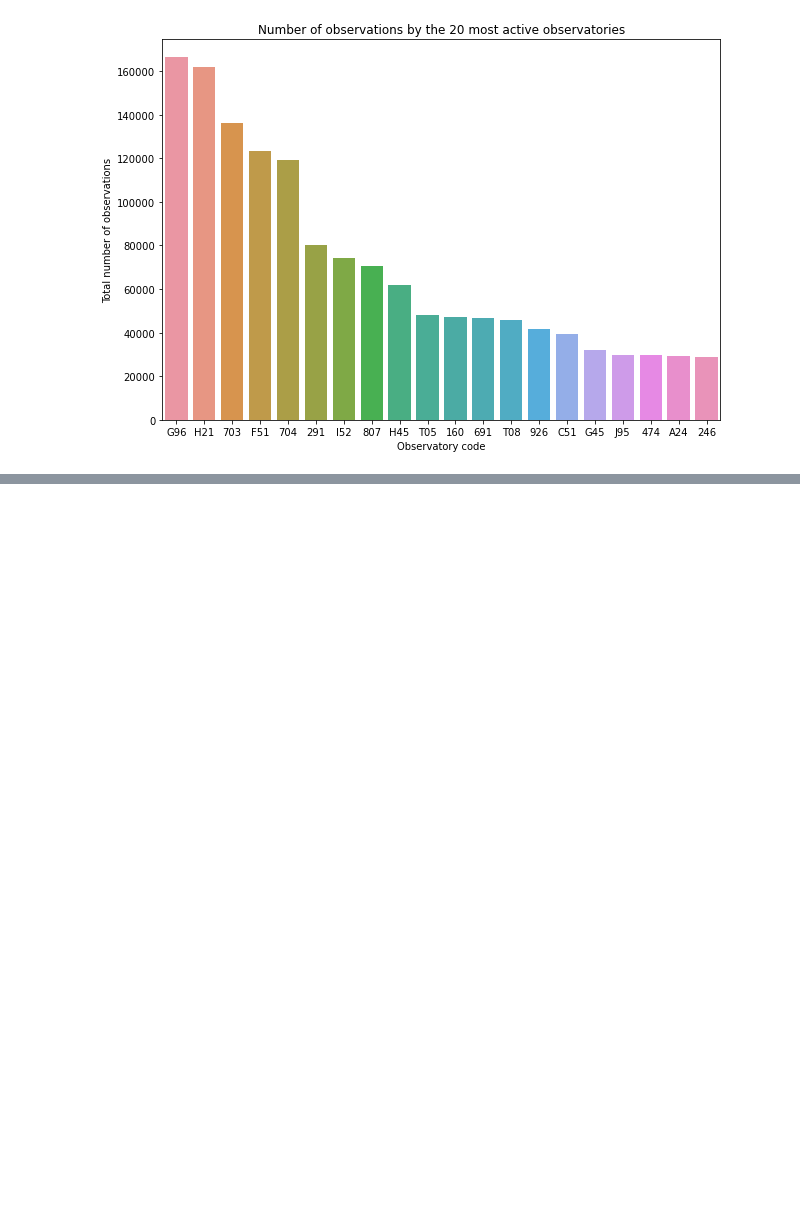
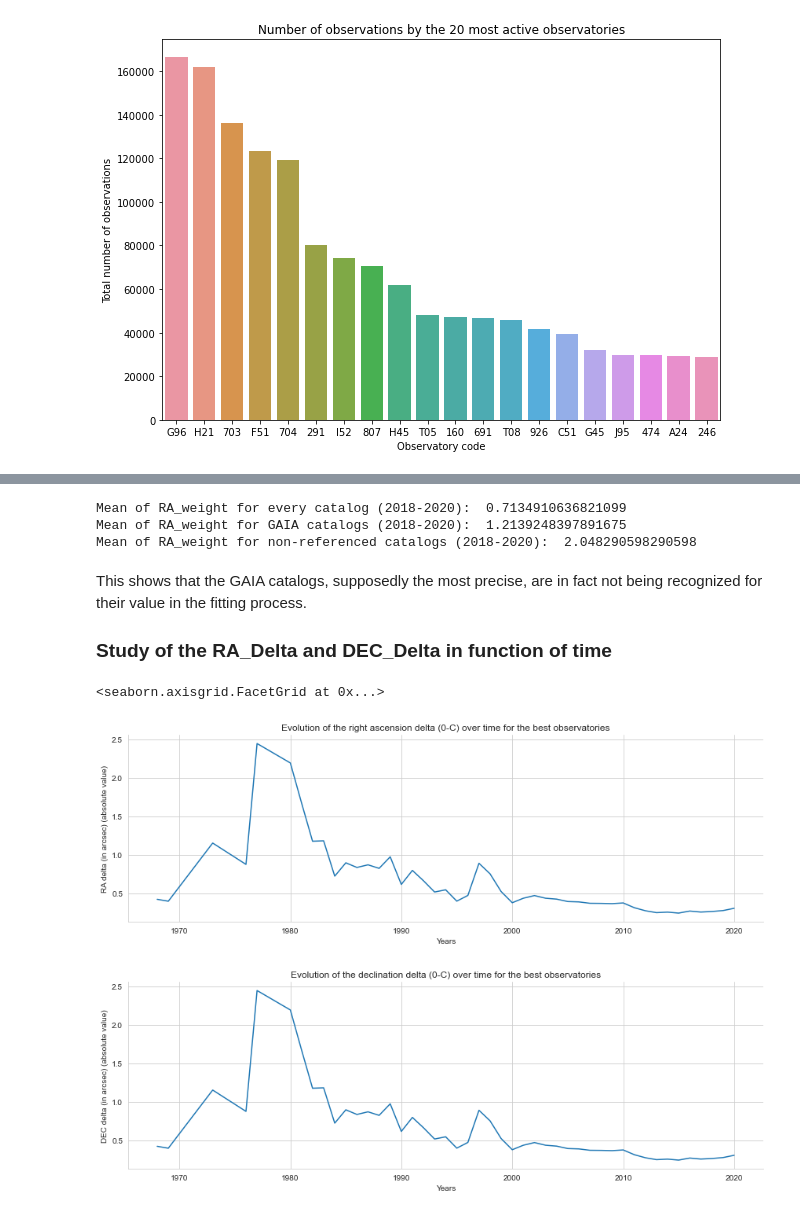
Before and after one commit to Keith-Maxwell/DynAstVO-Stats, a Jupyter notebook: Visualisation_DynAstVO.ipynb, the cells around one changed output, grey strips where cells are left out. Drawn from its saved outputs; the diff is of its cells as text; code cells hidden in the pictures; blank space fills up the shorter version.

```diff
--- a/Visualisation_DynAstVO.ipynb
+++ b/Visualisation_DynAstVO.ipynb
@@ -124,0 +131,24 @@ ax.set(xlabel='Years', ylabel='DEC Precision (in arcsec)', title='Evolution of t
+# %%
+print("Mean of RA_weight for every catalog (2018-2020): ", OSdata['RA_weight'][(OSdata['catalog'] != 'U') & (OSdata['catalog'] != 'V') & (OSdata['year'] >= 2018)  & (OSdata['acceptance'] == True) & (OSdata['obs_code'].isin(BEST_OBS_LIST))].mean())
+print("Mean of RA_weight for GAIA catalogs (2018-2020): ", OSdata['RA_weight'][(OSdata['catalog'] == 'U') | (OSdata['catalog'] == 'V') & (OSdata['acceptance'] == True) & (OSdata['obs_code'].isin(BEST_OBS_LIST))].mean())
+print("Mean of RA_weight for non-referenced catalogs (2018-2020): ", OSdata['RA_weight'][(OSdata['catalog'].isnull()) & (OSdata['year'] >= 2018) & (OSdata['acceptance'] == True) & (OSdata['obs_code'].isin(BEST_OBS_LIST))].mean())
+# %% [output]
+Mean of RA_weight for every catalog (2018-2020):  0.7134910636821099
+Mean of RA_weight for GAIA catalogs (2018-2020):  1.2139248397891675
+Mean of RA_weight for non-referenced catalogs (2018-2020):  2.048290598290598
+# %% [markdown]
+This shows that the GAIA catalogs, supposedly the most precise, are in fact not being recognized for their value in the fitting process.
+
+### Study of the RA_Delta and DEC_Delta in function of time
+# %%
+OSdata['RA_delta'] = OSdata['RA_delta'].abs()
+ax = sns.relplot(x='year', y='RA_delta', kind="line", ci=None, data=OSdata[OSdata['obs_code'].isin(BEST_OBS_LIST)], height=4, aspect=3)
+ax.set(xlabel='Years', ylabel='RA delta (in arcsec) (absolute value)', title='Evolution of the right ascension delta (0-C) over time for the best observatories')
+
+OSdata['DEC_delta'] = OSdata['DEC_delta'].abs()
+ax = sns.relplot(x='year', y='DEC_delta', kind="line", ci=None, data=OSdata[OSdata['obs_code'].isin(BEST_OBS_LIST)], height=4, aspect=3)
+ax.set(xlabel='Years', ylabel='DEC delta (in arcsec) (absolute value)', title='Evolution of the declination delta (0-C) over time for the best observatories')
+# %% [output]
+<seaborn.axisgrid.FacetGrid at 0x...>
+[figure, added]
+[figure, added]
```
Also changed, not shown: parts of 8 cells of this notebook, 5 other files.
